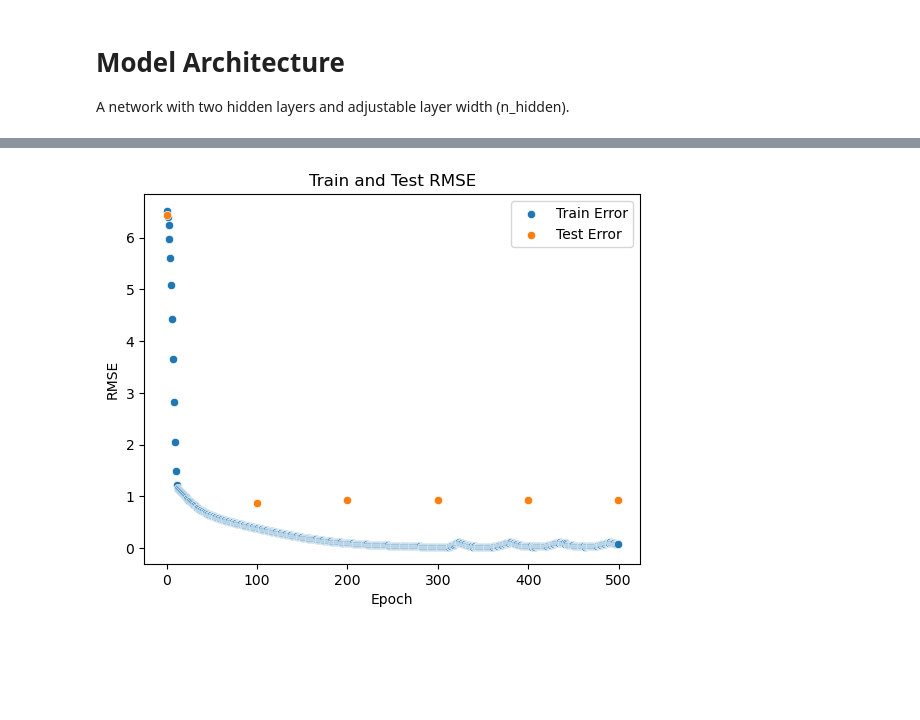
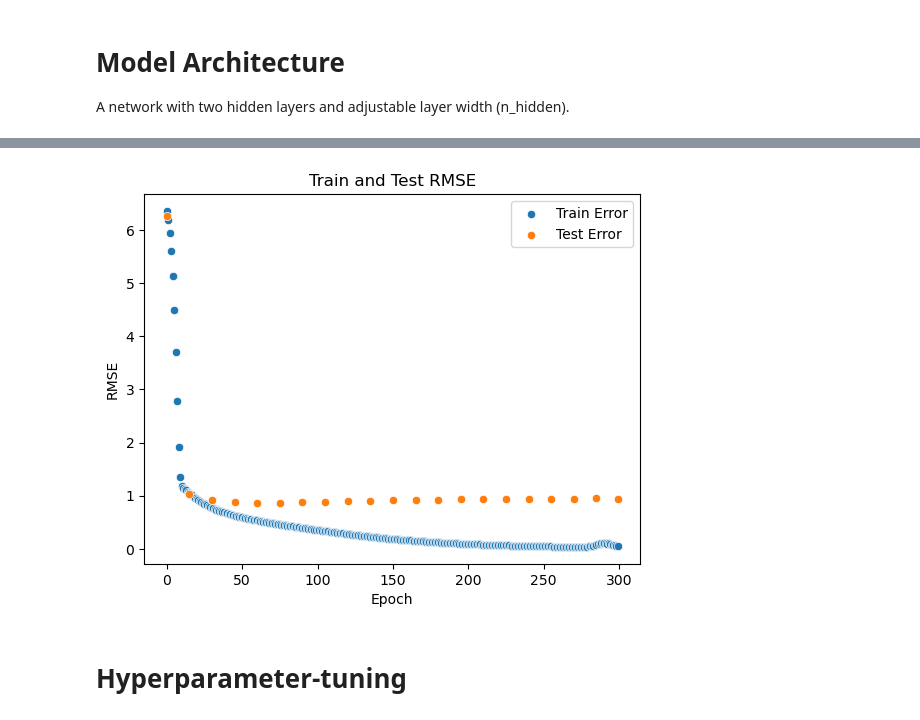
Before and after one commit to HoffOskar/QSAR_BRD4, a Jupyter notebook: 04_QSAR_regression/01_mlp_morgan.ipynb, the cells around one changed output, grey strips where cells are left out. Saved outputs shown, nothing was run; the diff lists cells and outputs as text; code cells hidden in the pictures; blank space fills up the shorter version.

```diff
--- a/04_QSAR_regression/01_mlp_morgan.ipynb
+++ b/04_QSAR_regression/01_mlp_morgan.ipynb
@@ -337,26 +341,28 @@ def training_loop(
 # %%
 ### Instantiate the model
 net = Net(
     n_features=n_bits,  # Number of features (Morgan fingerprints)
     n_hidden1=128,  # Number of neurons in the first hidden layer
     n_hidden2=64,  # Number of neurons in the second hidden layer
 ).to(device)  # Create the network and send it to the device
 
 ### Define the optimizer
 optim = torch.optim.Adam(
     net.parameters(),  # Parameters to optimize
     lr=1e-4,  # Learning rate
     weight_decay=0,  # L2/Ridge regularization
 )
 
 ### Training loop
 error_df = training_loop(
     model=net,
     optimizer=optim,
-    n_epochs=500,
-    eval_interval=100,
+    n_epochs=300,
+    eval_interval=15,
     test_loader=val_loader,
     plot=True,
 )
 # %% [output]
-[figure, old version]
+[figure, new version]
+# %% [markdown]
+# Hyperparameter-tuning
```
Also changed, not shown: parts of 10 cells of this notebook.
